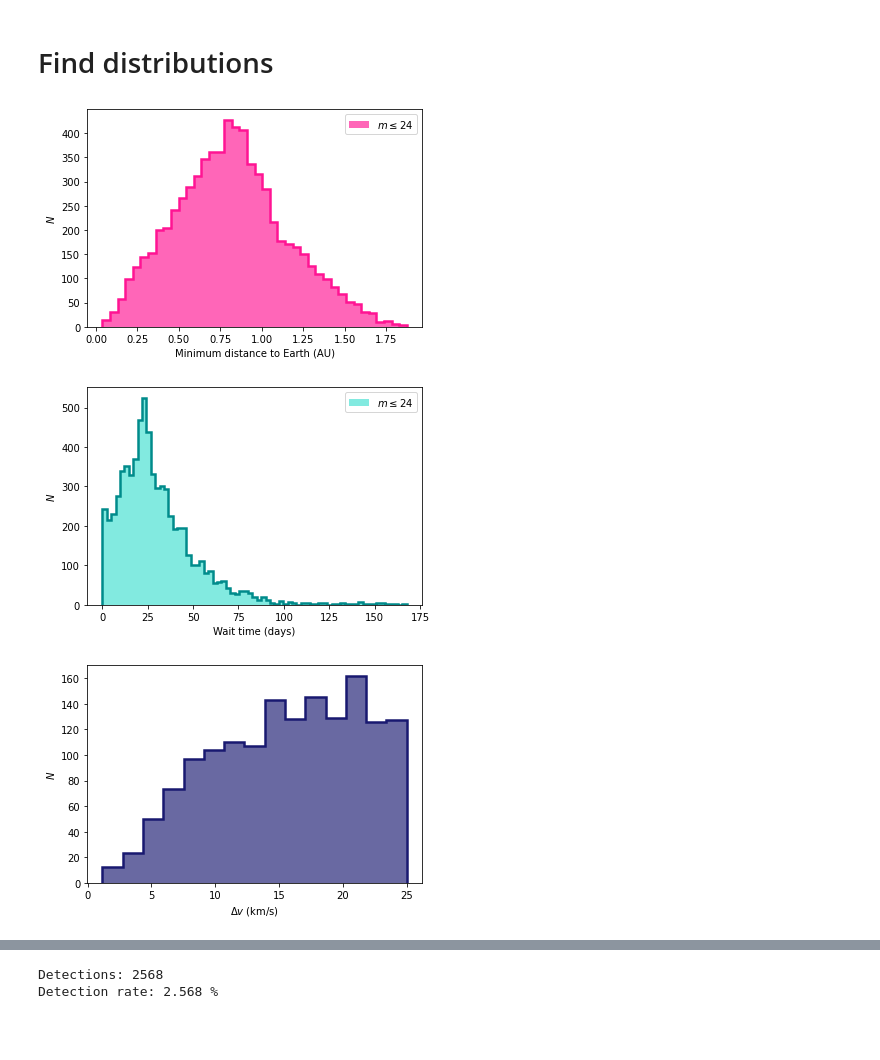
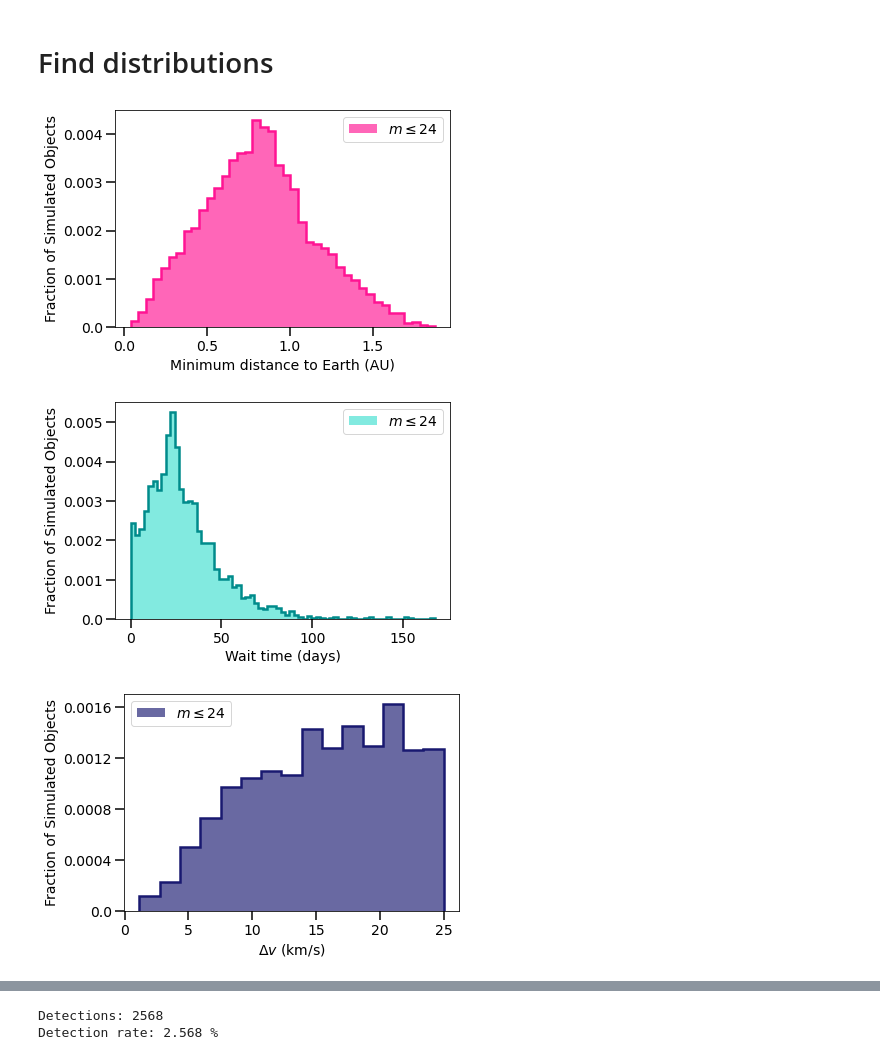
Before and after one commit to djhoover717/ISOAnalysis, a Jupyter notebook: iso_analysis_v4.ipynb, the cells around one changed output, grey strips where cells are left out. Drawn from its saved outputs; the diff is of its cells as text; code cells hidden in the pictures; blank space fills up the shorter version.

```diff
--- a/iso_analysis_v4.ipynb
+++ b/iso_analysis_v4.ipynb
@@ -11,6 +11,12 @@ import csv
 import os
 from scipy.interpolate import CubicSpline as cs
 
+plt.rcParams["xtick.major.size"] = 9
+plt.rcParams["xtick.major.width"] = 1.5
+plt.rcParams["ytick.major.size"] = 9
+plt.rcParams["ytick.major.width"] = 1.5
+plt.rcParams["font.size"] = 14
+
 pi = np.pi
 AU = const.au.value
 
@@ -89,7 +95,9 @@ plt.hist(min_dist, bins='auto', edgecolor='deeppink', fill=None, \
         lw=2.5, histtype='step')
 
 plt.xlabel('Minimum distance to Earth (AU)')
-plt.ylabel(r'$N$')
+plt.ylabel('Fraction of Simulated Objects')
+plt.yticks([0, 100, 200, 300, 400], \
+           np.array([0, 100, 200, 300, 400])/NSAMPLES)
 
 plt.legend(loc='upper right')
 
@@ -97,7 +105,7 @@ plt.savefig('figures/min_dist_hist.pdf', bbox_inches='tight', \
                     dpi=250)
 plt.show()
 # %% [output]
-[figure, old version]
+[figure, new version]
 # %%
 waittime = np.zeros(NDETECT)
 for i in range(NDETECT):
@@ -112,29 +120,35 @@ plt.hist(waittime, bins='auto', edgecolor='darkcyan', fill=None, \
         lw=2.5, histtype='step')
 
 plt.xlabel('Wait time (days)')
-plt.ylabel(r'$N$')
+plt.ylabel('Fraction of Simulated Objects')
+plt.yticks([0, 100, 200, 300, 400, 500], \
+          np.array([0, 100, 200, 300, 400, 500])/NSAMPLES)
 
 plt.legend(loc='upper right')
 plt.savefig('figures/waittime_hist.pdf', bbox_inches='tight', \
                     dpi=250)
 plt.show()
 # %% [output]
-[figure, old version]
+[figure, new version]
 # %%
 dv = (min_dist*AU/1000.)/(waittime*24*60*60)
 
-plt.hist(dv[dv <= 25.], bins='auto', color='midnightblue', alpha=0.65)
+plt.hist(dv[dv <= 25.], bins='auto', color='midnightblue', alpha=0.65, \
+        label=r'$m\leq 24$')
 plt.hist(dv[dv <= 25.], bins='auto', edgecolor='midnightblue', fill=None, \
         lw=2.5, histtype='step')
 
 plt.xlabel(r'$\Delta v$ (km/s)')
-plt.ylabel(r'$N$')
+plt.ylabel('Fraction of Simulated Objects')
+plt.yticks([0, 40, 80, 120, 160], \
+           np.array([0, 40, 80, 120, 160])/NSAMPLES)
 
+plt.legend(loc='upper left')
 plt.savefig('figures/deltav_hist.pdf', bbox_inches='tight', \
                     dpi=250)
 plt.show()
 # %% [output]
-[figure, old version]
+[figure, new version]
 # %%
 low_dv = dv <= 20
 # %%
```
Also changed, not shown: parts of 7 cells of this notebook, 1 other file.
